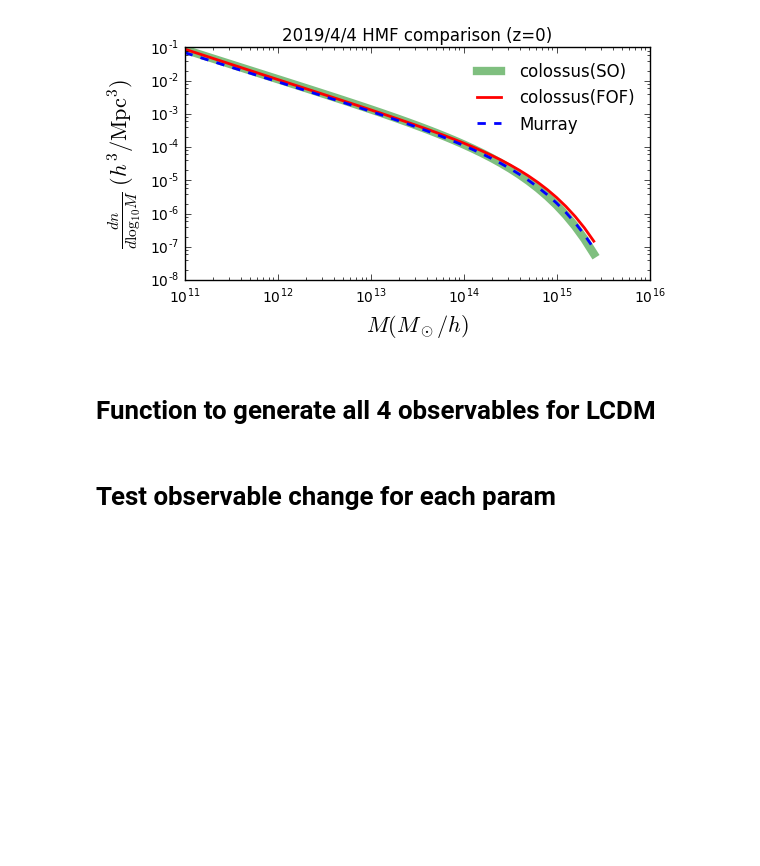
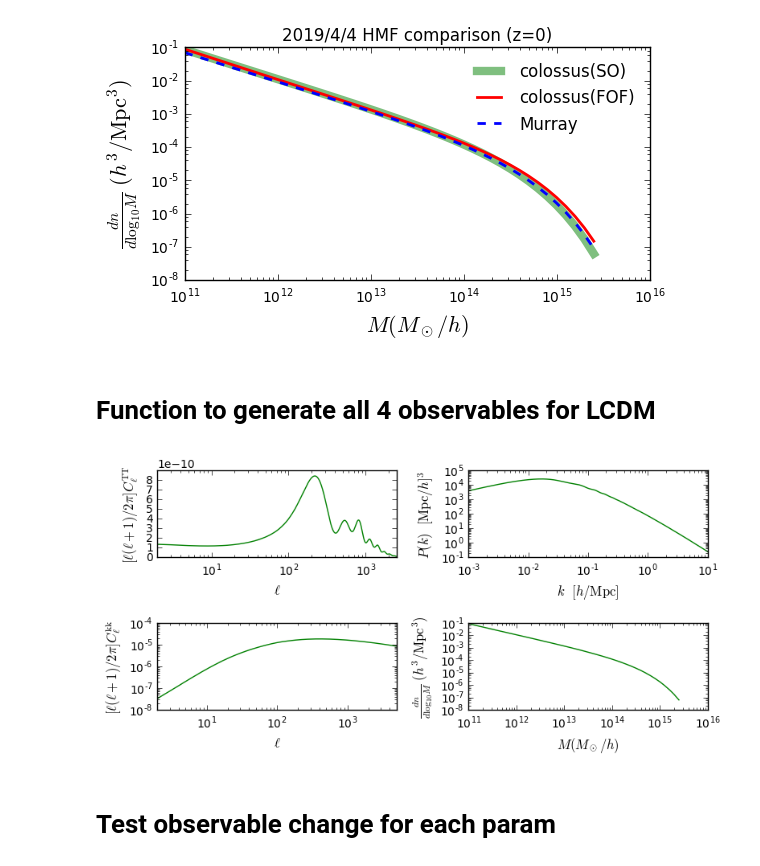
Before and after one commit to liuxx479/emudesgin, a Jupyter notebook: observables.ipynb, the cells around one changed output. Saved outputs shown, nothing was run; the diff lists cells and outputs as text; code cells hidden in the pictures; blank space fills up the shorter version.

```diff
--- a/observables.ipynb
+++ b/observables.ipynb
@@ -250,3 +283,42 @@ title('2019/4/4 HMF comparison (z=0)')
+# %%
+out=obsGen()
+# %%
+il, iclTT = out[0]
+ik, iPk = out[1]
+il2, iclkk = out[2]
+mbins, ihmf = out[3]
+
+f, axes=subplots(2,2,figsize=(8,4))
+axes[0][0].set_xscale('log');
+axes[0][0].set_yscale('linear');
+axes[0][0].set_xlim(2,2500)
+axes[0][0].set_xlabel(r'$\ell$',fontsize=12)
+axes[0][0].set_ylabel(r'$[\ell(\ell+1)/2\pi]  C_\ell^\mathrm{TT}$',fontsize=12)
+axes[0][0].plot(il,iclTT,'g-',label='camb')
+#axes[0][0].legend(loc=0,frameon=0)
+
+axes[0][1].set_xscale('log');
+axes[0][1].set_yscale('log');
+axes[0][1].set_xlim(ik[0],ik[-1])
+axes[0][1].set_xlabel(r'$k \,\,\,\, [h/\mathrm{Mpc}]$',fontsize=12)
+axes[0][1].set_ylabel(r'$P(k) \,\,\,\, [\mathrm{Mpc}/h]^3$',fontsize=12)
+axes[0][1].plot(ik,iPk,'g-',label='camb')
+
+axes[1][0].set_xscale('log');
+axes[1][0].set_yscale('log');
+axes[1][0].set_xlim(2,lmax)
+axes[1][0].set_xlabel(r'$\ell$',fontsize=12)
+axes[1][0].set_ylabel(r'$[\ell(\ell+1)/2\pi]  C_\ell^\mathrm{kk}$',fontsize=12)
+axes[1][0].plot(il2,iclkk,'g-',label='camb')
+
+axes[1][1].set_xscale('log');
+axes[1][1].set_yscale('log');
+axes[1][1].plot(10**mbins,ihmf,'g-')
+axes[1][1].set_xlabel(r'$M (M_\odot/h)$',fontsize=12)
+axes[1][1].set_ylabel(r'$\frac{dn} {d\log_{10}M} \; (h^3/{\rm Mpc}^3)$',fontsize=12)
+plt.tight_layout()
+# %% [output]
+[figure, added]
 # %% [markdown]
 # Test observable change for each param
 # %% [markdown]
```
Also changed, not shown: parts of 1 cell of this notebook.
